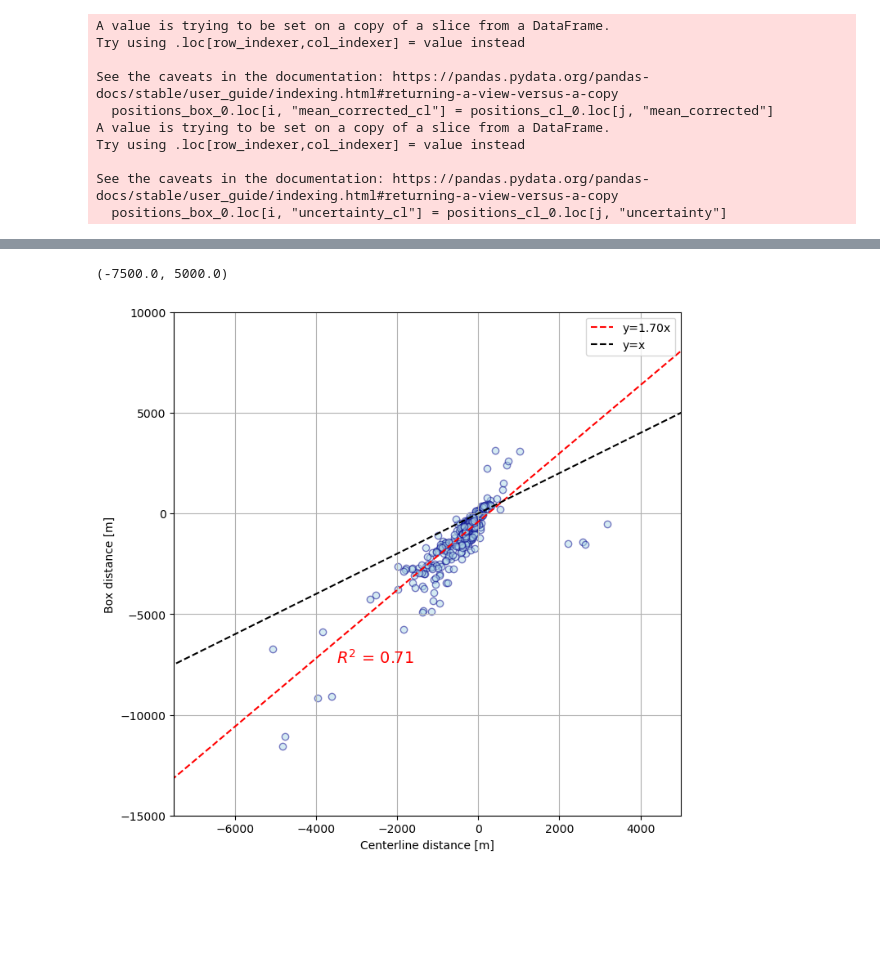
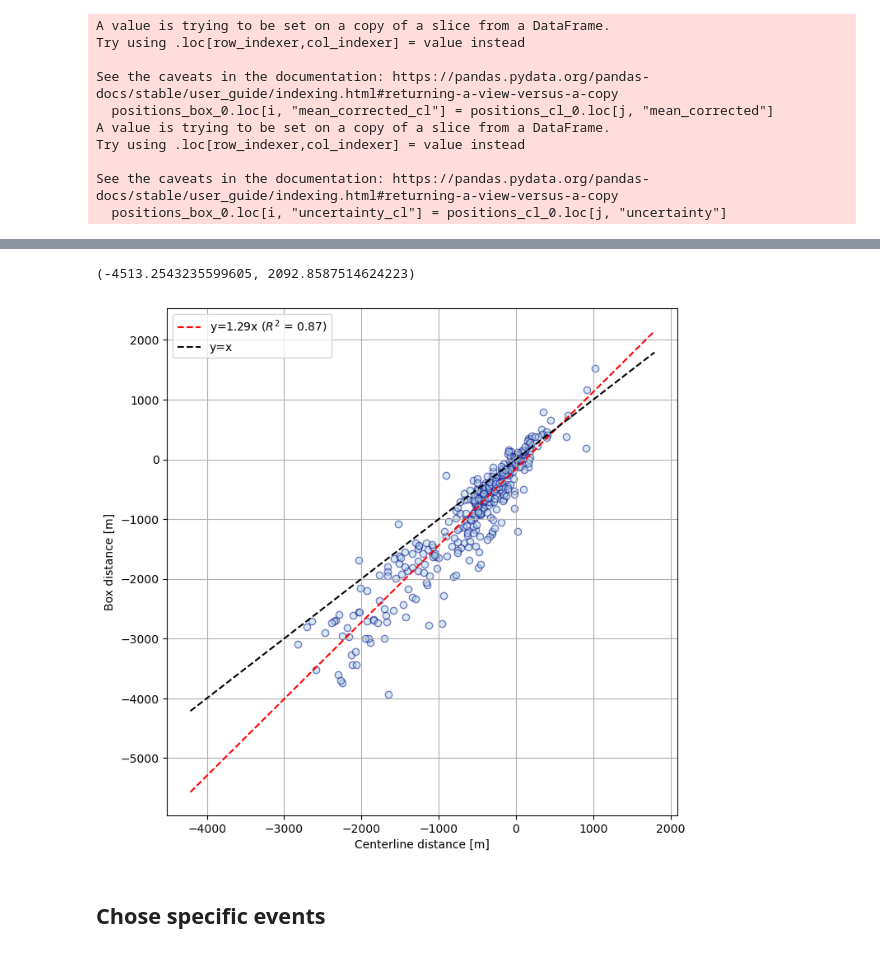
Before and after one commit to lorisdanjou/Svalbard_calving_fronts_1936-1978_data_analysis, a Jupyter notebook: results.ipynb, the cells around one changed output, grey strips where cells are left out. Drawn from its saved outputs; the diff is of its cells as text; code cells hidden in the pictures; blank space fills up the shorter version.

```diff
--- a/results.ipynb
+++ b/results.ipynb
@@ -1101,6 +1101,6 @@ year
 Name: mean_corrected, dtype: object
 # %%
-fig, ax = plt.subplots(figsize=[10, 6])
+fig, ax = plt.subplots(figsize=[10, 4])
 
 
 for front_id in fronts_list:
@@ -1112,7 +1112,7 @@ err = 2 * uncertainties_box_single.sigma.values
 ax.plot(x, y, marker="o", linestyle="-", color="red", linewidth=1.5, label="Mean glacier front position")
 ax.errorbar(x, y, yerr=err, fmt='o', color='red', markersize=3, capsize=5)
 ax.axhline(y=0, color="k", linestyle="--", linewidth=1.5, label="Reference year (1936)")
-ax.set_ylim([-4000, 2000])
+ax.set_ylim([-2500, 1000])
 ax.set_xlabel("Year")
 ax.set_ylabel("Glacier position [m]")
 ax.legend()
@@ -1630,7 +1633,7 @@ See the caveats in the documentation: https://pandas.pydata.org/pandas-docs/stab
 mean_glaciers = positions_cl.groupby("year")["mean_corrected"].mean()
 
 
-fig, ax = plt.subplots(figsize=[10, 6])
+fig, ax = plt.subplots(figsize=[10, 4])
 
 for front_id in fronts_list:
     ax.plot(positions_cl.loc[positions_cl.front_id == front_id].year, positions_cl.loc[positions_cl.front_id == front_id].mean_corrected, marker=" ", linestyle="-", markersize=3, color="lightgray", linewidth=1, alpha=1)
@@ -1641,7 +1644,7 @@ err = 2 * uncertainties_cl_single.sigma.values
 ax.plot(x, y, marker="o", linestyle="-", color="red", linewidth=1.5, label="Mean glacier front position")
 ax.errorbar(x, y, yerr=err, fmt='o', color='red', markersize=3, capsize=5)
 ax.axhline(y=0, color="k", linestyle="--", linewidth=1.5, label="Reference year (1936)")
-ax.set_ylim([-4000, 2000])
+ax.set_ylim([-2500, 1000])
 ax.set_xlabel("Year")
 ax.set_ylabel("Glacier position [m]")
 ax.legend()
@@ -2054 +2060,14 @@ results_cross
 382 rows × 6 columns
+# %%
+mean_box = results_cross.mean_corrected_box.mean()
+mean_cl = results_cross.mean_corrected_cl.mean()
+std_box = results_cross.mean_corrected_box.std()
+std_cl = results_cross.mean_corrected_cl.std()
+for i in results_cross.index.values:
+    if results_cross.loc[i, "mean_corrected_box"] - mean_box > 3 * std_box or results_cross.loc[i, "mean_corrected_box"] - mean_box < -3 * std_box:
+        results_cross.loc[i, "mean_corrected_box"] = np.nan
+    if results_cross.loc[i, "mean_corrected_cl"] - mean_cl > 3 * std_cl or results_cross.loc[i, "mean_corrected_cl"] - mean_cl < -3 * std_cl:
+        results_cross.loc[i, "mean_corrected_cl"] = np.nan
+
+results_cross.dropna(inplace=True)
+print(len(results_cross))
@@ -2063,21 +2084,23 @@ lr.slope, lr.rvalue, lr.intercept
 # %%
 fig, ax = plt.subplots(figsize=(8, 8))
-ax.set_xlim([-7500, 5000])
-ax.set_ylim([-15000, 10000])
+# ax.set_xlim([-7500, 5000])
+# ax.set_ylim([-15000, 10000])
 ax.scatter(results_cross.mean_corrected_cl, results_cross.mean_corrected_box, color="lightblue", edgecolor="darkblue", alpha=0.5)
 xlim = ax.get_xlim()
 ylim = ax.get_ylim()
 x_vals = np.linspace(min(xlim[0], ylim[0]), max(xlim[1], ylim[1]), 100)
-ax.plot(x_vals, lr.slope * x_vals + lr.intercept, color ="r", linestyle="--", label=f"y={lr.slope:.2f}x")
-ax.text(-3500, -6700, f"$R^2$ = {lr.rvalue**2:.2f}", fontsize=14, color="r", verticalalignment="top", horizontalalignment="left")
+ax.plot(x_vals, lr.slope * x_vals + lr.intercept, color ="r", linestyle="--", label=f"y={lr.slope:.2f}x ($R^2$ = {lr.rvalue**2:.2f})")
+# ax.text(-3500, -6700, f"$R^2$ = {lr.rvalue**2:.2f}", fontsize=14, color="r", verticalalignment="top", horizontalalignment="left")
 ax.plot(x_vals, x_vals, color="k", linestyle="--", label="y=x")
 
 ax.grid()
 ax.legend()
 ax.set_xlabel("Centerline distance [m]")
 ax.set_ylabel("Box distance [m]")
 print(ax.get_xlim())
 fig.savefig("images/results_cross_distances.png", bbox_inches="tight")
 # %% [output]
-(-7500.0, 5000.0)
+(-4513.2543235599605, 2092.8587514624223)
-[figure, old version]
+[figure, new version]
+# %% [markdown]
+## Chose specific events
```
Also changed, not shown: parts of 18 cells of this notebook, 11 other files.
